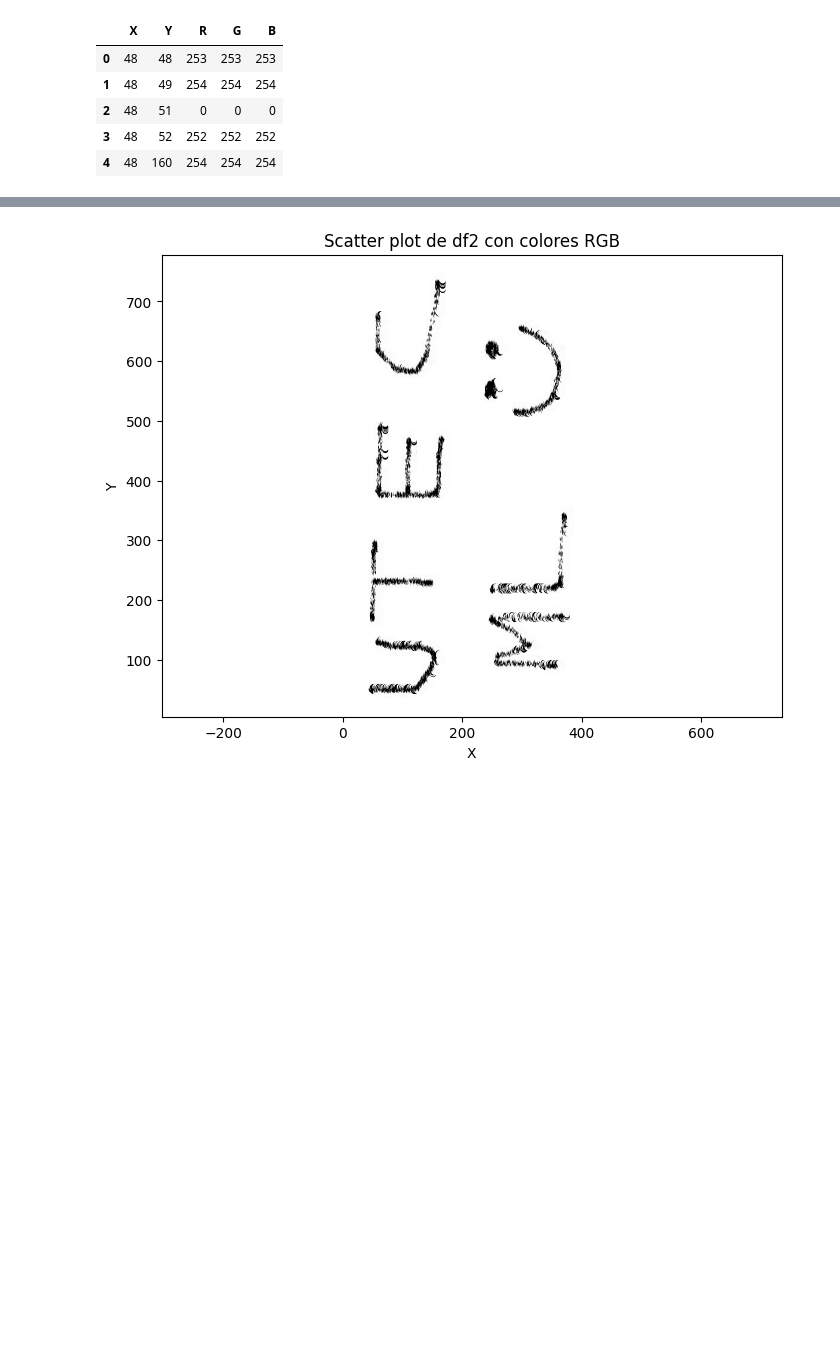
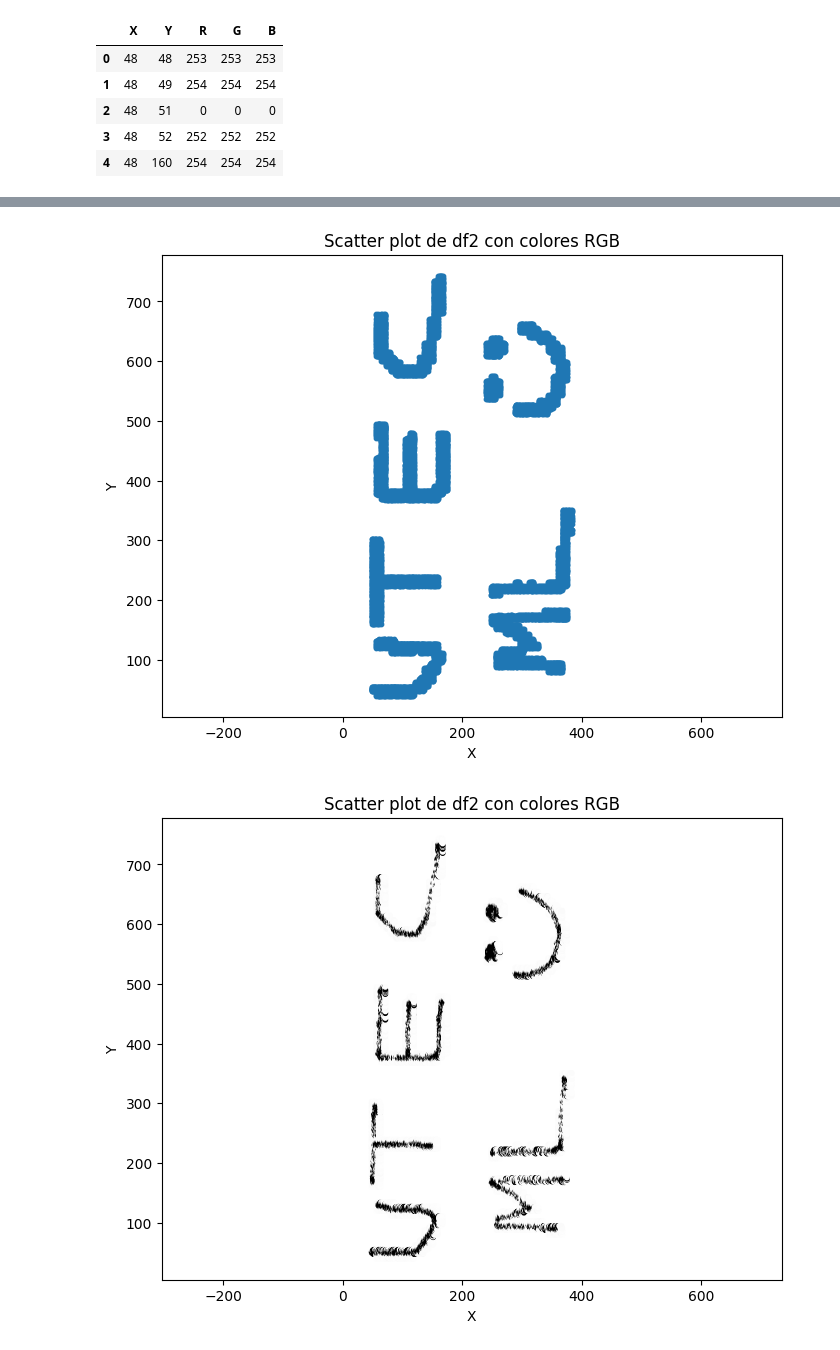
Before and after one commit to BrajanNieto/Mlearning, a Jupyter notebook: DBSCAN_Misterio.ipynb, the cells around one changed output, grey strips where cells are left out. Cells and saved outputs as stored; diff of their text form; code cells hidden in the pictures; blank space fills up the shorter version.

```diff
--- a/DBSCAN_Misterio.ipynb
+++ b/DBSCAN_Misterio.ipynb
@@ -43,3 +59,14 @@ df.head()
+# %%
+# Inspección VIsual
+plt.figure(figsize=(8, 6))
+plt.scatter(df['X'], df['Y'], s=10, marker='o')
+plt.xlabel('X')
+plt.ylabel('Y')
+plt.title('Scatter plot de df2 con colores RGB')
+plt.axis('equal')
+plt.show()
+# %% [output]
+[figure, added]
 # %%
 colors = df[['R','G','B']].values / 255.0
 plt.figure(figsize=(8, 6))
```
Also changed, not shown: parts of 16 cells of this notebook.
